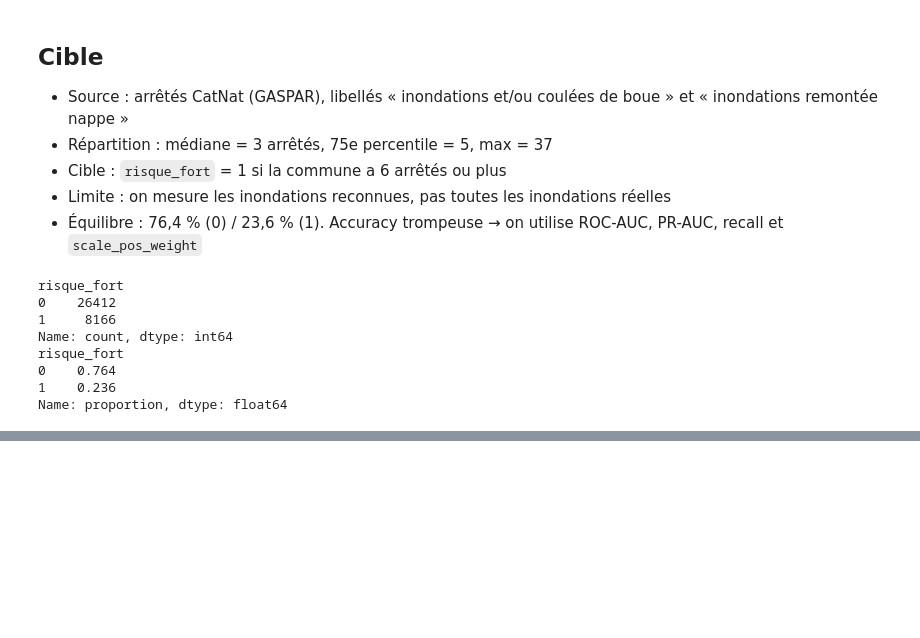
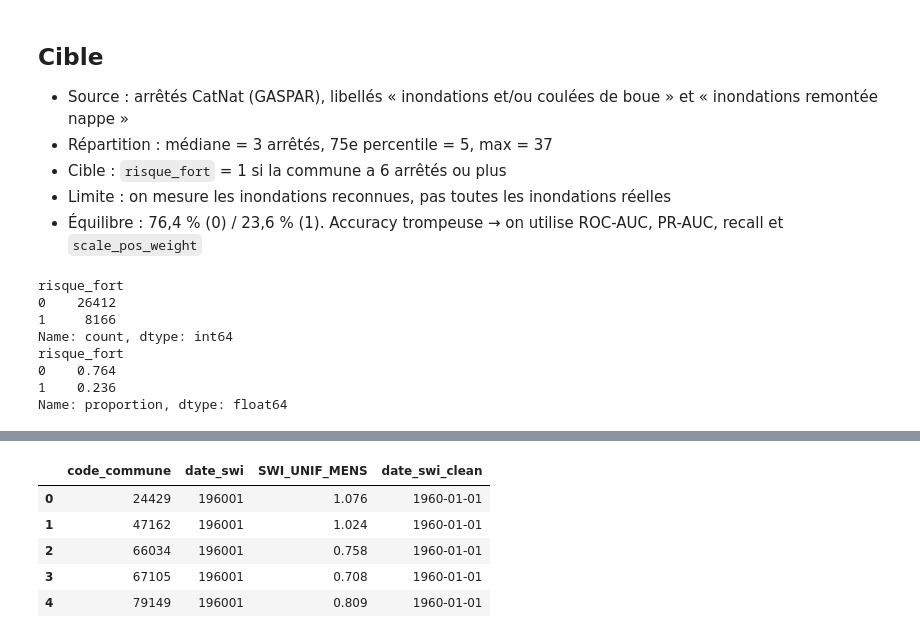
Before and after one commit to Asma-Iam/hydraxai-france, a Jupyter notebook: notebooks/01_exploration_catnat.ipynb, the cells around one changed output, grey strips where cells are left out. Cells and saved outputs as stored; diff of their text form; code cells hidden in the pictures; blank space fills up the shorter version.

```diff
--- a/notebooks/01_exploration_catnat.ipynb
+++ b/notebooks/01_exploration_catnat.ipynb
@@ -116,0 +148,13 @@ Name: proportion, dtype: float64
+# %%
+# 5 lignes d'exemple de la table staging
+swi = client.query("""
+    SELECT * FROM `wagon-bootcamp-501621.staging.swi_par_commune` LIMIT 5
+""").to_dataframe()
+swi
+# %% [output]
+|  | code_commune | date_swi | SWI_UNIF_MENS | date_swi_clean |
+| 0 | 24429 | 196001 | 1.076 | 1960-01-01 |
+| 1 | 47162 | 196001 | 1.024 | 1960-01-01 |
+| 2 | 66034 | 196001 | 0.758 | 1960-01-01 |
+| 3 | 67105 | 196001 | 0.708 | 1960-01-01 |
+| 4 | 79149 | 196001 | 0.809 | 1960-01-01 |
```
Also changed, not shown: parts of 11 cells of this notebook, 1 other file.
